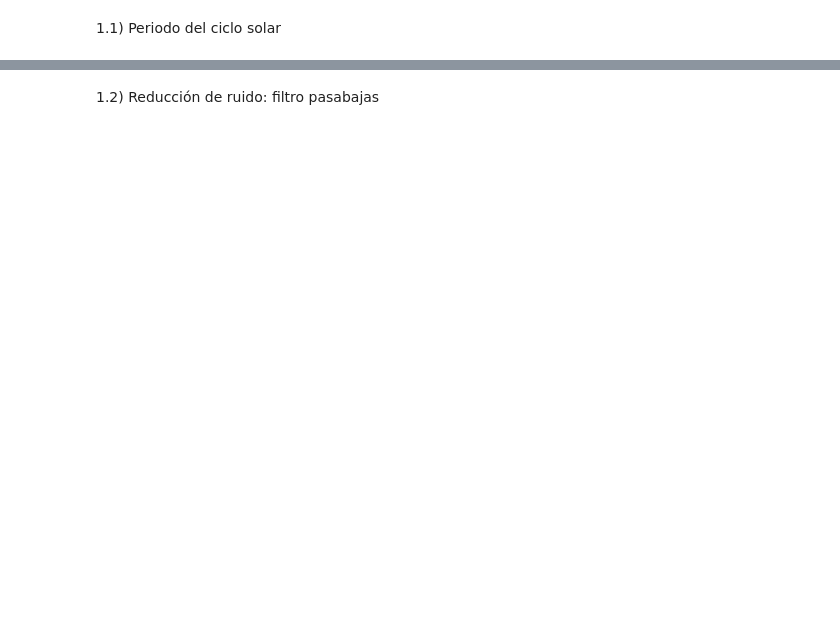
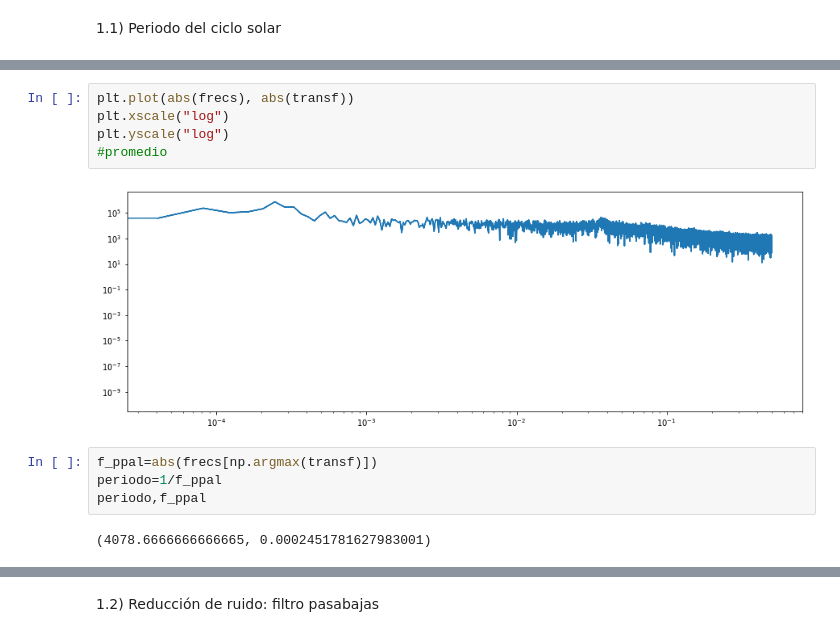
Before and after one commit to CatalinaFlorez/Metodos-Computacionales-2---Borrero-Florez, a Jupyter notebook: Taller 2.ipynb, the cells around one changed output, grey strips where cells are left out. Saved outputs shown, nothing was run; the diff lists cells and outputs as text; blank space fills up the shorter version.

```diff
--- a/Taller 2.ipynb
+++ b/Taller 2.ipynb
@@ -204,0 +50,13 @@ periodo_años
+# %%
+plt.plot(abs(frecs), abs(transf))
+plt.xscale("log")
+plt.yscale("log")
+#promedio
+# %% [output]
+[figure, added]
+# %%
+f_ppal=abs(frecs[np.argmax(transf)])
+periodo=1/f_ppal
+periodo,f_ppal
+# %% [output]
+(4078.6666666666665, 0.0002451781627983001)
```
Also changed, not shown: parts of 33 cells of this notebook.
